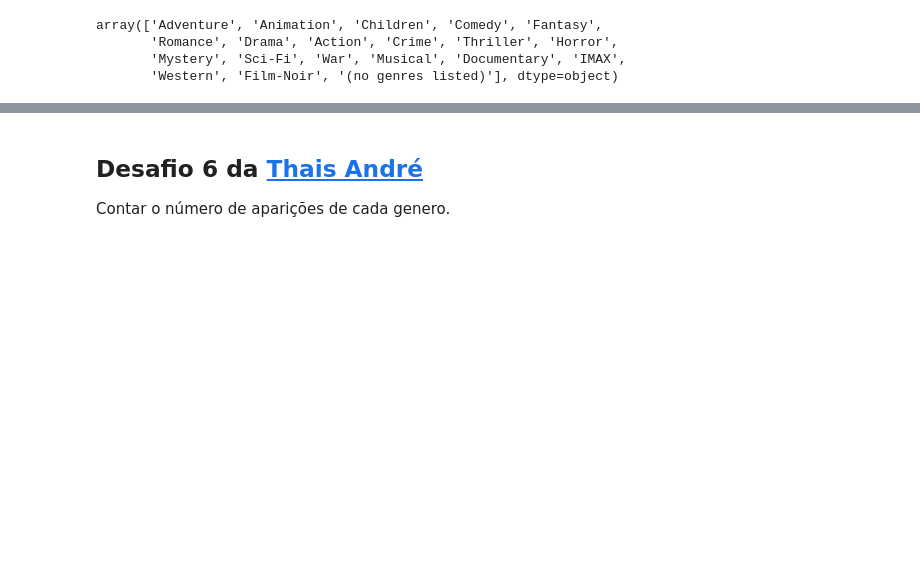
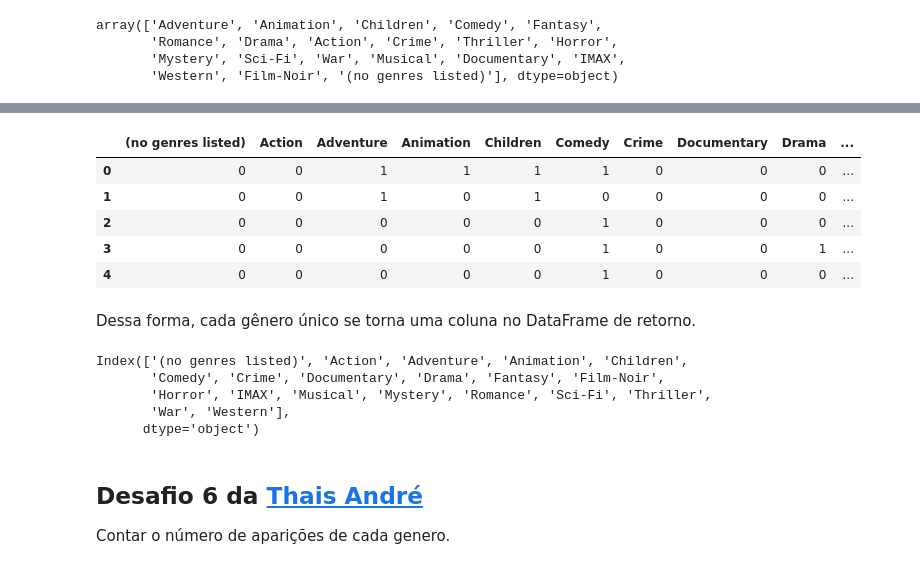
Before and after one commit to Diogo364/-quarentenadados, a Jupyter notebook: QuarentenaDados_aula01.ipynb, the cells around one changed output, grey strips where cells are left out. Cells and saved outputs as stored; diff of their text form; code cells hidden in the pictures; blank space fills up the shorter version.

```diff
--- a/QuarentenaDados_aula01.ipynb
+++ b/QuarentenaDados_aula01.ipynb
@@ -223,3 +227,23 @@ array(['Adventure', 'Animation', 'Children', 'Comedy', 'Fantasy',
+# %%
+separacaoSimplificadaGeneros = filmes.generos.str.get_dummies()
+separacaoSimplificadaGeneros.head()
+# %% [output]
+|  | (no genres listed) | Action | Adventure | Animation | Children | Comedy | Crime | Documentary | Drama | ... |
+| 0 | 0 | 0 | 1 | 1 | 1 | 1 | 0 | 0 | 0 | ... |
+| 1 | 0 | 0 | 1 | 0 | 1 | 0 | 0 | 0 | 0 | ... |
+| 2 | 0 | 0 | 0 | 0 | 0 | 1 | 0 | 0 | 0 | ... |
+| 3 | 0 | 0 | 0 | 0 | 0 | 1 | 0 | 0 | 1 | ... |
+| 4 | 0 | 0 | 0 | 0 | 0 | 1 | 0 | 0 | 0 | ... |
+# %% [markdown]
+Dessa forma, cada gênero único se torna uma coluna no DataFrame de retorno.
+# %%
+separacaoSimplificadaGeneros.columns
+# %% [output]
+Index(['(no genres listed)', 'Action', 'Adventure', 'Animation', 'Children',
+       'Comedy', 'Crime', 'Documentary', 'Drama', 'Fantasy', 'Film-Noir',
+       'Horror', 'IMAX', 'Musical', 'Mystery', 'Romance', 'Sci-Fi', 'Thriller',
+       'War', 'Western'],
+      dtype='object')
 # %% [markdown]
 ## Desafio 6 da [Thais André](https://twitter.com/thais_tandre)
 
```
Also changed, not shown: parts of 3 cells of this notebook.
